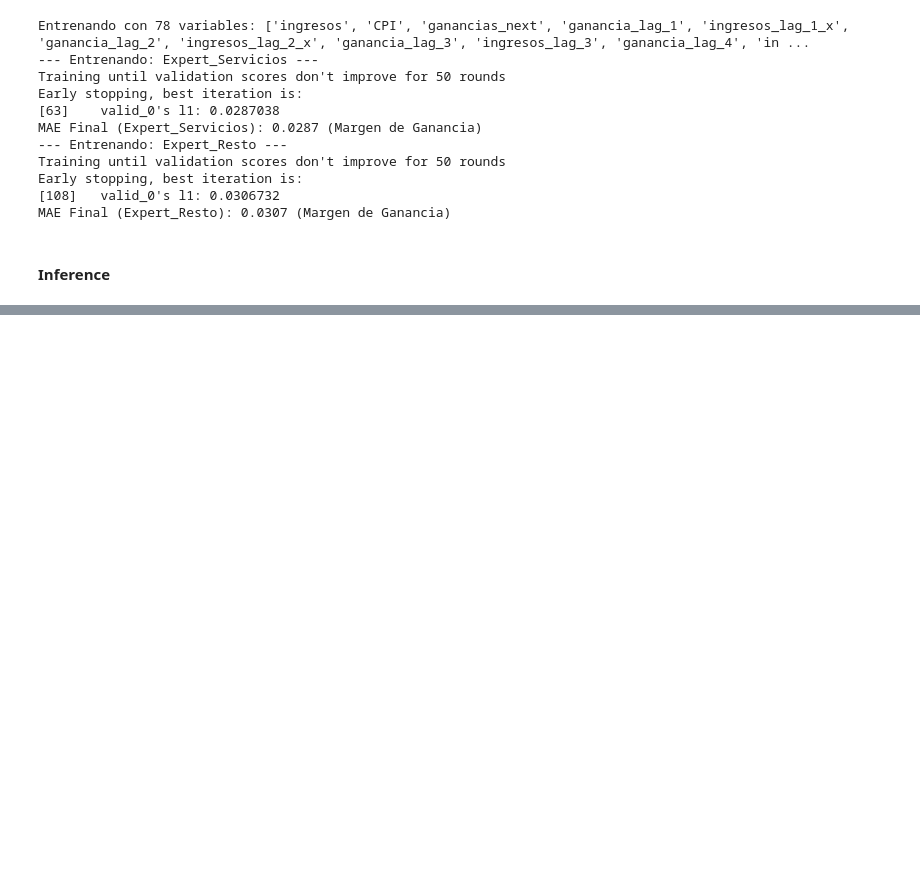
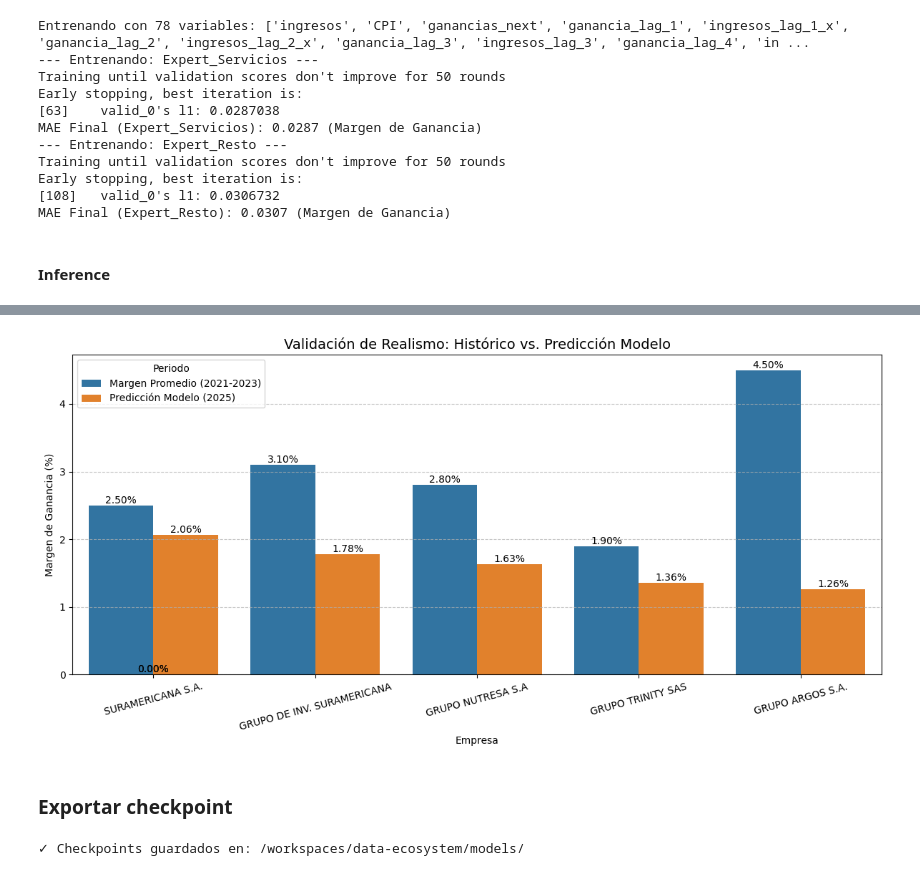
Before and after one commit to daritzateheran/sectora-horizon, a Jupyter notebook: sandbox/Sectora_Horizon.ipynb, the cells around one changed output, grey strips where cells are left out. Drawn from its saved outputs; the diff is of its cells as text; code cells hidden in the pictures; blank space fills up the shorter version.

Commit message:
feat: Export final checkpoint for delivery

```diff
--- a/sandbox/Sectora_Horizon.ipynb
+++ b/sandbox/Sectora_Horizon.ipynb
@@ -899,7 +908,7 @@ datos_validacion = {
         'GRUPO TRINITY SAS',
         'GRUPO ARGOS S.A.'
     ],
-    'Prediccion_2025': [2.06, 1.78, 1.63, 1.36, 1.26] # Tus resultados
+    'Prediccion_2025': [2.06, 1.78, 1.63, 1.36, 1.26]
 }
 
 df_preds = pd.DataFrame(datos_validacion)
@@ -911,36 +920,54 @@ mask = df['razon_social'].str.contains('|'.join(nombres_clave), case=False, na=F
 df_hist = df[mask].copy()
 
 # Calculamos el margen real histórico
-df_hist['Margen_Real_Pct'] = (df_hist['gananacias'] / df_hist['ingresos']) * 100
+df_hist['Margen_Real_Pct'] = (df_hist['ganancias'] / df_hist['ingresos']) * 100
 
 # Agrupamos para obtener el promedio histórico por empresa
 df_hist_avg = df_hist.groupby('razon_social')['Margen_Real_Pct'].mean().reset_index()
 
 # 3. Cruzar los datos (Manual para coincidencia visual rápida)
 # Nota: Para tu tesis, asegúrate de cruzar por NIT exacto.
 # Aquí creamos una tabla comparativa visual simulada basada en tus empresas
 df_plot = pd.DataFrame({
-    'Empresa': df_preds['RAZÓN SOCIAL'],
+    'Empresa': df_preds['razon_social'],
     'Margen Promedio (2021-2023)': [2.5, 3.1, 2.8, 1.9, 4.5], # EJEMPLO: Reemplaza esto con los valores reales de df_hist_avg
     'Predicción Modelo (2025)': df_preds['Prediccion_2025']
 })
 
 # Transformar para graficar (Melt)
 df_melt = df_plot.melt(id_vars='Empresa', var_name='Periodo', value_name='Margen %')
 
 # 4. Graficar
 plt.figure(figsize=(12, 6))
 sns.barplot(data=df_melt, x='Empresa', y='Margen %', hue='Periodo', palette=['#1f77b4', '#ff7f0e'])
 plt.title('Validación de Realismo: Histórico vs. Predicción Modelo', fontsize=14)
 plt.ylabel('Margen de Ganancia (%)')
 plt.xticks(rotation=15)
 plt.grid(axis='y', linestyle='--', alpha=0.7)
 
 # Añadir etiquetas de valor
 for p in plt.gca().patches:
     plt.gca().annotate(f'{p.get_height():.2f}%',
                        (p.get_x() + p.get_width() / 2., p.get_height()),
                        ha='center', va='bottom', fontsize=10, color='black')
 
 plt.tight_layout()
 plt.show()
+# %% [output]
+[figure, added]
+# %% [markdown]
+### Exportar checkpoint
+# %%
+import os
+import joblib
+
+CHECKPOINT_DIR = "/workspaces/data-ecosystem/models/"
+os.makedirs(CHECKPOINT_DIR, exist_ok=True)
+
+if modelo_servicios: modelo_servicios.save_model(os.path.join(CHECKPOINT_DIR, "modelo_servicios.txt"))
+if modelo_general:
+    modelo_general.save_model(os.path.join(CHECKPOINT_DIR, "modelo_general.txt"))
+joblib.dump(features, os.path.join(CHECKPOINT_DIR, "features.pkl"))
+print("✓ Checkpoints guardados en:", CHECKPOINT_DIR)
+# %% [output]
+✓ Checkpoints guardados en: /workspaces/data-ecosystem/models/
```
Also changed, not shown: parts of 4 cells of this notebook.
